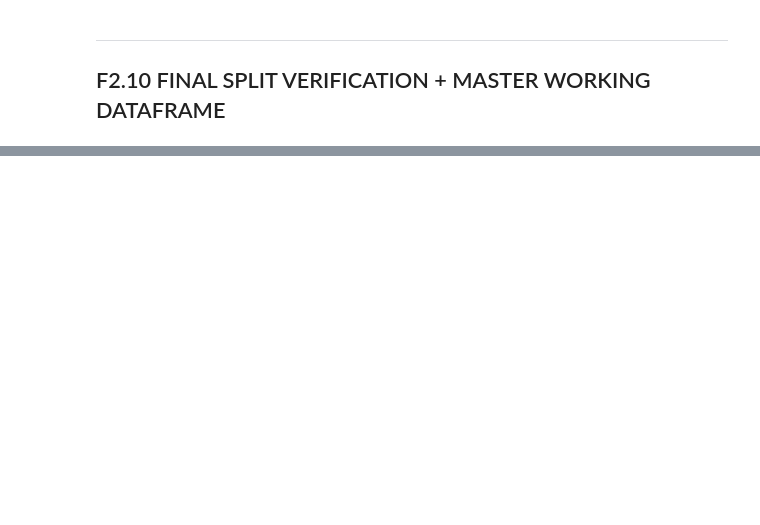
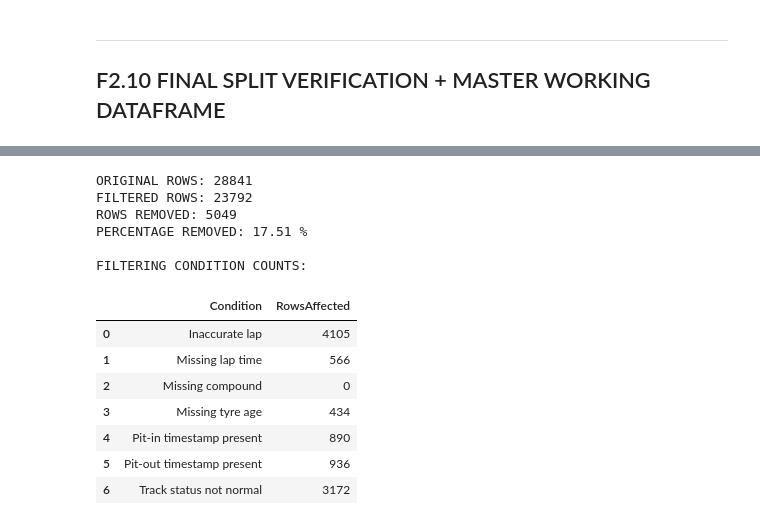
Before and after one commit to mohammedDhinojwala/f1-ai-race-strategy, a Jupyter notebook: notebooks/01_data_investigation.ipynb, the cells around one changed output, grey strips where cells are left out. Saved outputs shown, nothing was run; the diff lists cells and outputs as text; code cells hidden in the pictures; blank space fills up the shorter version.

```diff
--- a/notebooks/01_data_investigation.ipynb
+++ b/notebooks/01_data_investigation.ipynb
@@ -10649,0 +11106,52 @@ print([c for c in f2.columns if c.startswith(("T1_", "T2_", "T3_", "T4_", "T5_",
+# %%
+
+# -----------------------------------------------
+# EDA 1.3 — ORIGINAL VS FILTERED DATASET
+# -----------------------------------------------
+
+print("ORIGINAL ROWS:", len(tyre_master))
+print("FILTERED ROWS:", len(f2))
+
+removed = len(tyre_master) - len(f2)
+
+print("ROWS REMOVED:", removed)
+print(
+    "PERCENTAGE REMOVED:",
+    round(removed / len(tyre_master) * 100, 2), "%"
+)
+
+# Check key filtering conditions on the original data
+checks = {
+    "Inaccurate lap": ~tyre_master["IsAccurate"].eq(True),
+    "Missing lap time": tyre_master["LapTimeSeconds"].isna(),
+    "Missing compound": tyre_master["Compound"].isna(),
+    "Missing tyre age": tyre_master["TyreLife"].isna(),
+    "Pit-in timestamp present": tyre_master["PitInTime"].notna(),
+    "Pit-out timestamp present": tyre_master["PitOutTime"].notna(),
+    "Track status not normal": ~tyre_master["TrackStatus"].astype("string").eq("1")
+}
+
+print("\nFILTERING CONDITION COUNTS:")
+display(
+    pd.DataFrame({
+        "Condition": checks.keys(),
+        "RowsAffected": [
+            int(mask.sum()) for mask in checks.values()
+        ]
+    })
+)
+# %% [output]
+ORIGINAL ROWS: 28841
+FILTERED ROWS: 23792
+ROWS REMOVED: 5049
+PERCENTAGE REMOVED: 17.51 %
+
+FILTERING CONDITION COUNTS:
+|  | Condition | RowsAffected |
+| 0 | Inaccurate lap | 4105 |
+| 1 | Missing lap time | 566 |
+| 2 | Missing compound | 0 |
+| 3 | Missing tyre age | 434 |
+| 4 | Pit-in timestamp present | 890 |
+| 5 | Pit-out timestamp present | 936 |
+| 6 | Track status not normal | 3172 |
```
Also changed, not shown: parts of 22 cells of this notebook.
